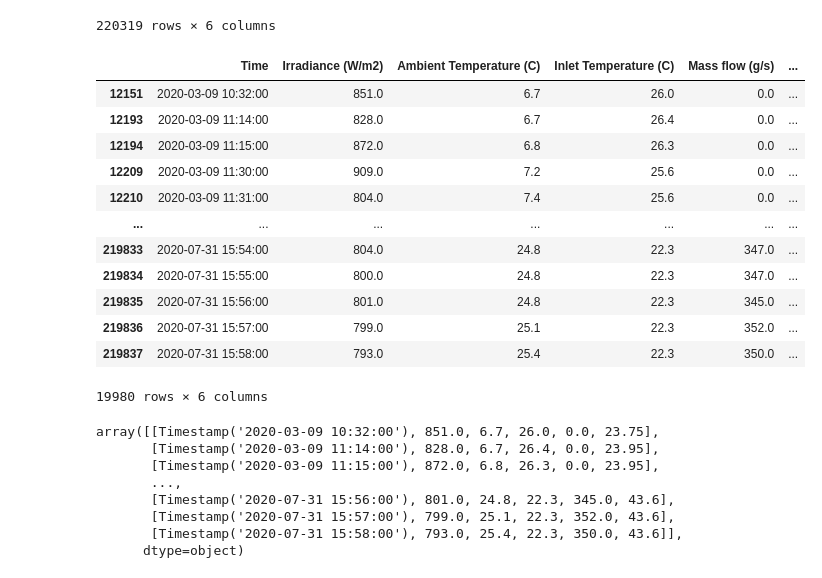
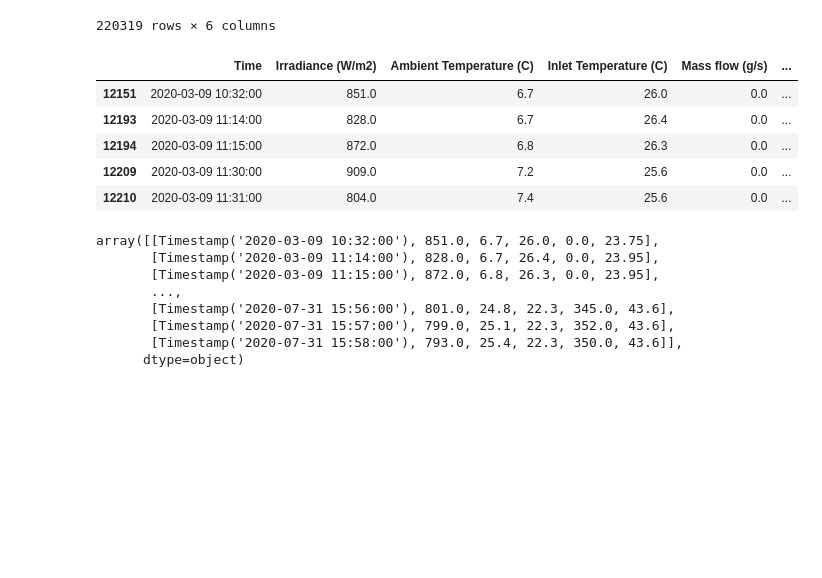
Before and after one commit to stianteien/FYS375-Solcelle, a Jupyter notebook: Databehandling.ipynb, the cells around one changed output. Cells and saved outputs as stored; diff of their text form; code cells hidden in the pictures; blank space fills up the shorter version.

```diff
--- a/Databehandling.ipynb
+++ b/Databehandling.ipynb
@@ -32,21 +32,14 @@ data
 # %%
 data_irra = data[data["Irradiance (W/m2)"] > 790]
 # %%
-data_irra
+data_irra.head()
 # %% [output]
 |  | Time | Irradiance (W/m2) | Ambient Temperature (C) | Inlet Temperature (C) | Mass flow (g/s) | ... |
 | 12151 | 2020-03-09 10:32:00 | 851.0 | 6.7 | 26.0 | 0.0 | ... |
 | 12193 | 2020-03-09 11:14:00 | 828.0 | 6.7 | 26.4 | 0.0 | ... |
 | 12194 | 2020-03-09 11:15:00 | 872.0 | 6.8 | 26.3 | 0.0 | ... |
 | 12209 | 2020-03-09 11:30:00 | 909.0 | 7.2 | 25.6 | 0.0 | ... |
 | 12210 | 2020-03-09 11:31:00 | 804.0 | 7.4 | 25.6 | 0.0 | ... |
-| ... | ... | ... | ... | ... | ... | ... |
-| 219833 | 2020-07-31 15:54:00 | 804.0 | 24.8 | 22.3 | 347.0 | ... |
-| 219834 | 2020-07-31 15:55:00 | 800.0 | 24.8 | 22.3 | 347.0 | ... |
-| 219835 | 2020-07-31 15:56:00 | 801.0 | 24.8 | 22.3 | 345.0 | ... |
-| 219836 | 2020-07-31 15:57:00 | 799.0 | 25.1 | 22.3 | 352.0 | ... |
-| 219837 | 2020-07-31 15:58:00 | 793.0 | 25.4 | 22.3 | 350.0 | ... |
-19980 rows × 6 columns
 # %%
 np_data = data_irra.to_numpy()
 np_data
```
Also changed, not shown: parts of 22 cells of this notebook.
